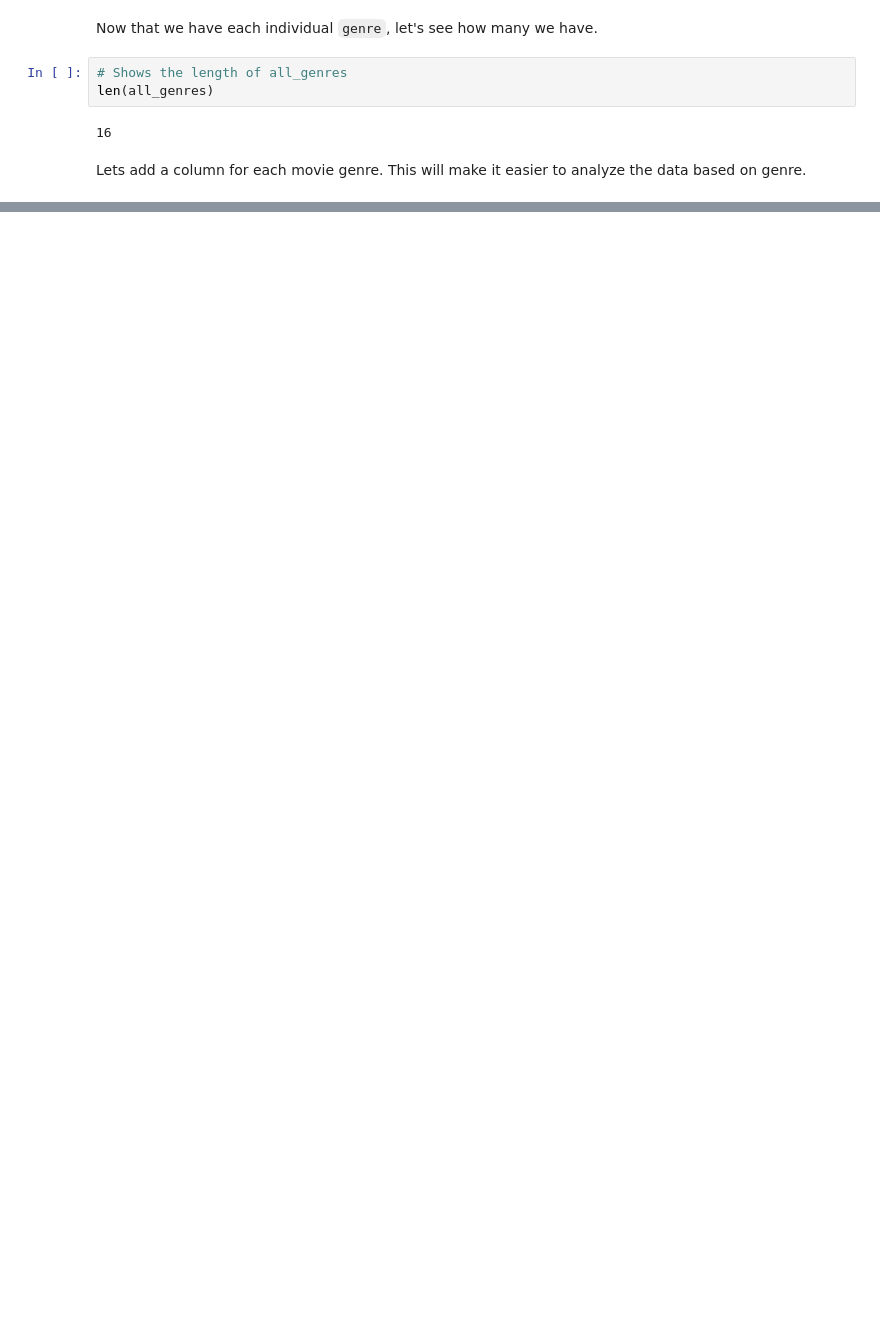
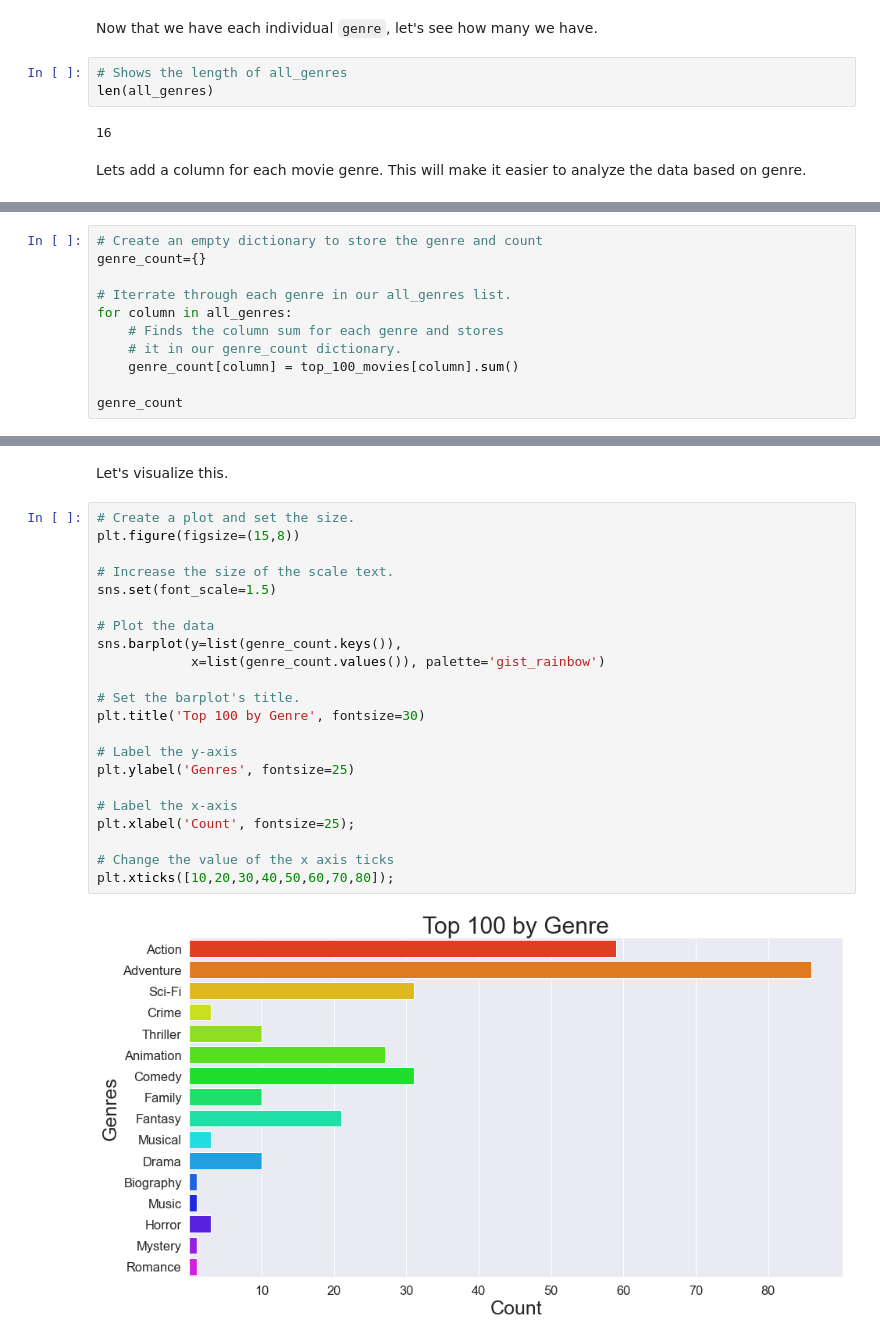
Before and after one commit to rustyb08/phase_1_project, a Jupyter notebook: Microsoft Original Content.ipynb, the cells around one changed output, grey strips where cells are left out. Cells and saved outputs as stored; diff of their text form; blank space fills up the shorter version.

```diff
--- a/Microsoft Original Content.ipynb
+++ b/Microsoft Original Content.ipynb
@@ -917,0 +761,11 @@ imdb.close()
+# %%
+# Create an empty dictionary to store the genre and count
+genre_count={}
+
+# Iterrate through each genre in our all_genres list.
+for column in all_genres:
+    # Finds the column sum for each genre and stores
+    # it in our genre_count dictionary.
+    genre_count[column] = top_100_movies[column].sum()
+
+genre_count
@@ -917,0 +789,26 @@ imdb.close()
+# %% [markdown]
+Let's visualize this.
+# %%
+# Create a plot and set the size.
+plt.figure(figsize=(15,8))
+
+# Increase the size of the scale text.
+sns.set(font_scale=1.5)
+
+# Plot the data
+sns.barplot(y=list(genre_count.keys()),
+            x=list(genre_count.values()), palette='gist_rainbow')
+
+# Set the barplot's title.
+plt.title('Top 100 by Genre', fontsize=30)
+
+# Label the y-axis
+plt.ylabel('Genres', fontsize=25)
+
+# Label the x-axis
+plt.xlabel('Count', fontsize=25);
+
+# Change the value of the x axis ticks
+plt.xticks([10,20,30,40,50,60,70,80]);
+# %% [output]
+[figure, added]
```
Also changed, not shown: parts of 93 cells of this notebook.
